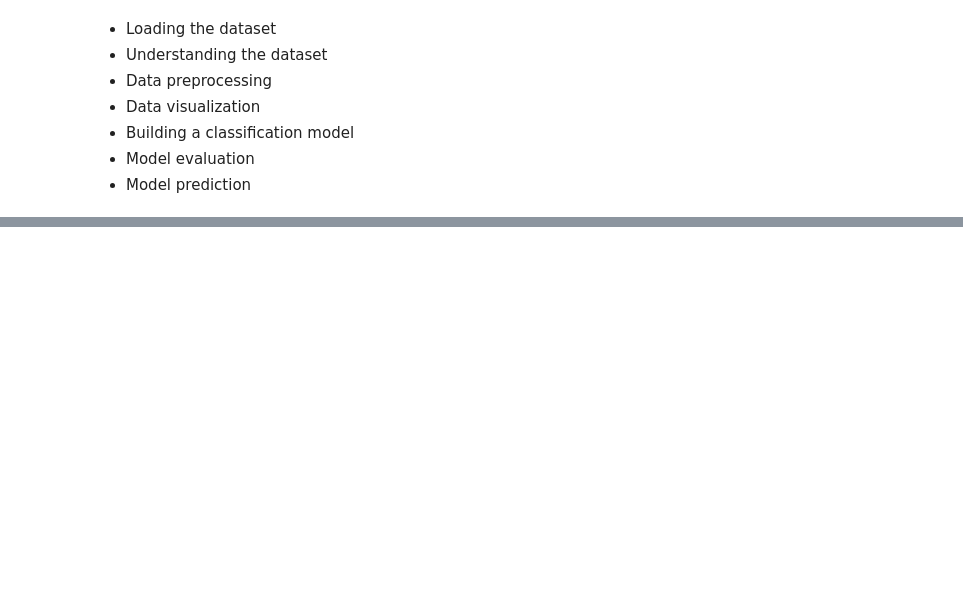
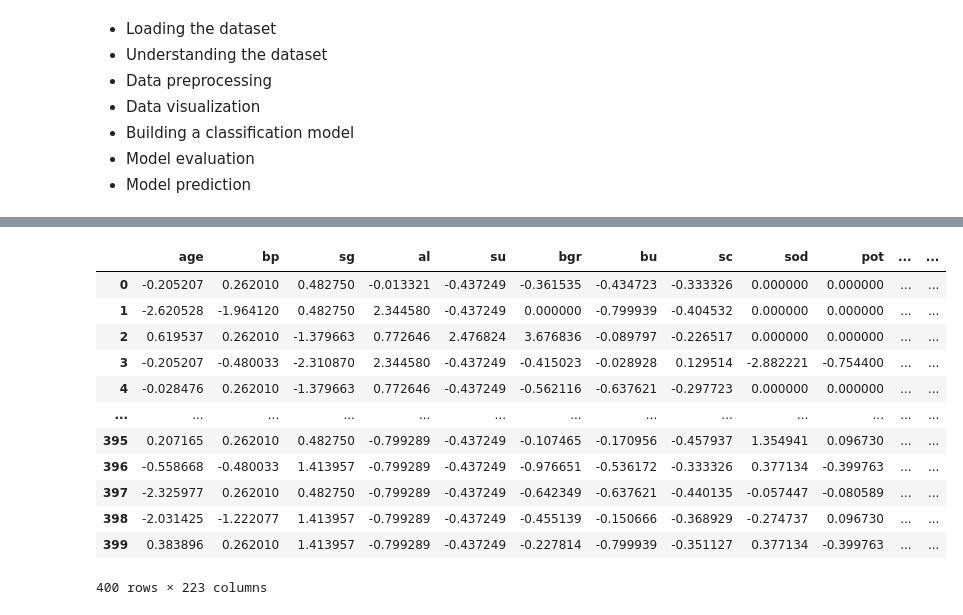
Before and after one commit to rayanrfd/projetML_MCE, a Jupyter notebook: notebooks/kidney.ipynb, the cells around one changed output, grey strips where cells are left out. Drawn from its saved outputs; the diff is of its cells as text; code cells hidden in the pictures; blank space fills up the shorter version.

```diff
--- a/notebooks/kidney.ipynb
+++ b/notebooks/kidney.ipynb
@@ -26,0 +86,18 @@ kidney.head()
+# %%
+kidney_prep = data_preprocessing(kidney)
+
+kidney_prep
+# %% [output]
+|  | age | bp | sg | al | su | bgr | bu | sc | sod | pot | ... | ... |
+| 0 | -0.205207 | 0.262010 | 0.482750 | -0.013321 | -0.437249 | -0.361535 | -0.434723 | -0.333326 | 0.000000 | 0.000000 | ... | ... |
+| 1 | -2.620528 | -1.964120 | 0.482750 | 2.344580 | -0.437249 | 0.000000 | -0.799939 | -0.404532 | 0.000000 | 0.000000 | ... | ... |
+| 2 | 0.619537 | 0.262010 | -1.379663 | 0.772646 | 2.476824 | 3.676836 | -0.089797 | -0.226517 | 0.000000 | 0.000000 | ... | ... |
+| 3 | -0.205207 | -0.480033 | -2.310870 | 2.344580 | -0.437249 | -0.415023 | -0.028928 | 0.129514 | -2.882221 | -0.754400 | ... | ... |
+| 4 | -0.028476 | 0.262010 | -1.379663 | 0.772646 | -0.437249 | -0.562116 | -0.637621 | -0.297723 | 0.000000 | 0.000000 | ... | ... |
+| ... | ... | ... | ... | ... | ... | ... | ... | ... | ... | ... | ... | ... |
+| 395 | 0.207165 | 0.262010 | 0.482750 | -0.799289 | -0.437249 | -0.107465 | -0.170956 | -0.457937 | 1.354941 | 0.096730 | ... | ... |
+| 396 | -0.558668 | -0.480033 | 1.413957 | -0.799289 | -0.437249 | -0.976651 | -0.536172 | -0.333326 | 0.377134 | -0.399763 | ... | ... |
+| 397 | -2.325977 | 0.262010 | 0.482750 | -0.799289 | -0.437249 | -0.642349 | -0.637621 | -0.440135 | -0.057447 | -0.080589 | ... | ... |
+| 398 | -2.031425 | -1.222077 | 1.413957 | -0.799289 | -0.437249 | -0.455139 | -0.150666 | -0.368929 | -0.274737 | 0.096730 | ... | ... |
+| 399 | 0.383896 | 0.262010 | 1.413957 | -0.799289 | -0.437249 | -0.227814 | -0.799939 | -0.351127 | 0.377134 | -0.399763 | ... | ... |
+400 rows × 223 columns
```
Also changed, not shown: parts of 7 cells of this notebook, 3 other files.
